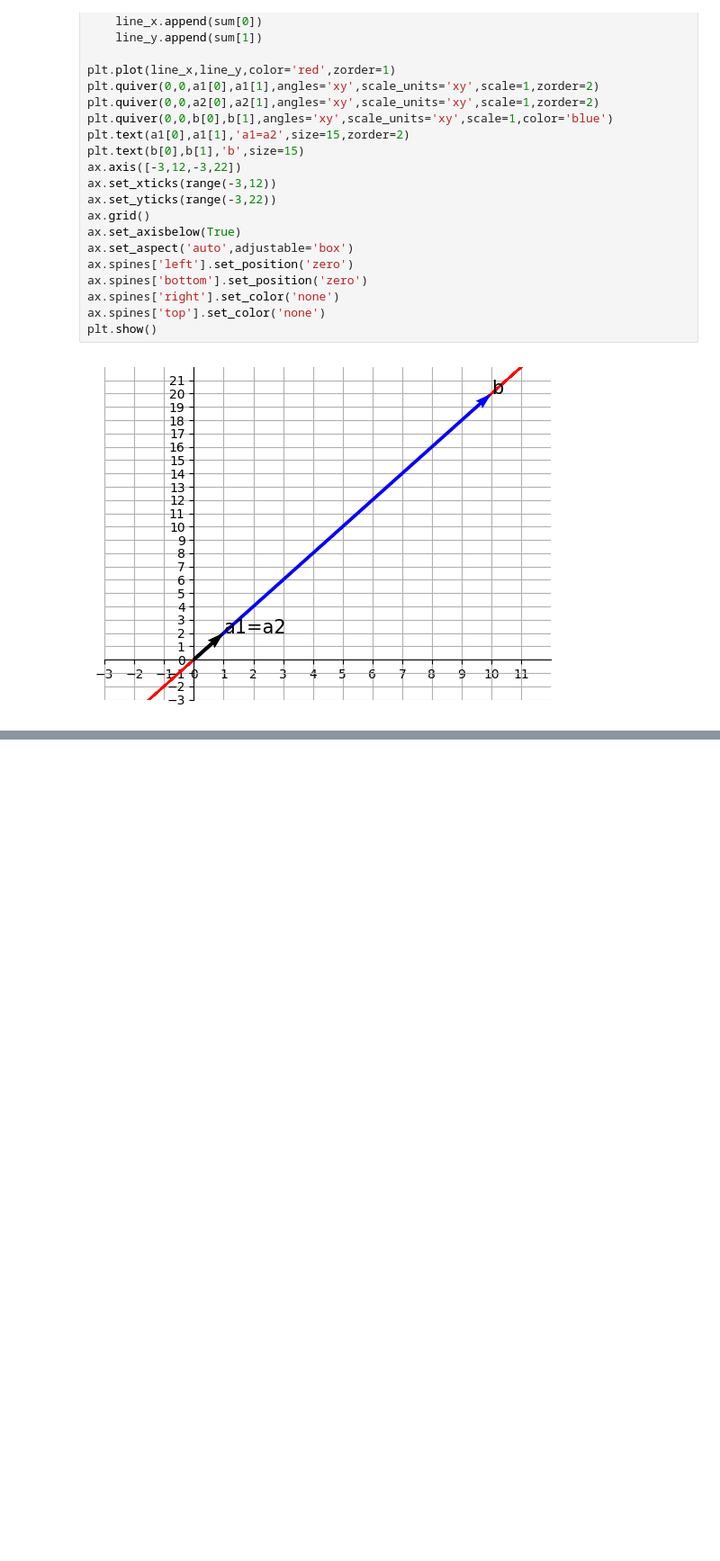
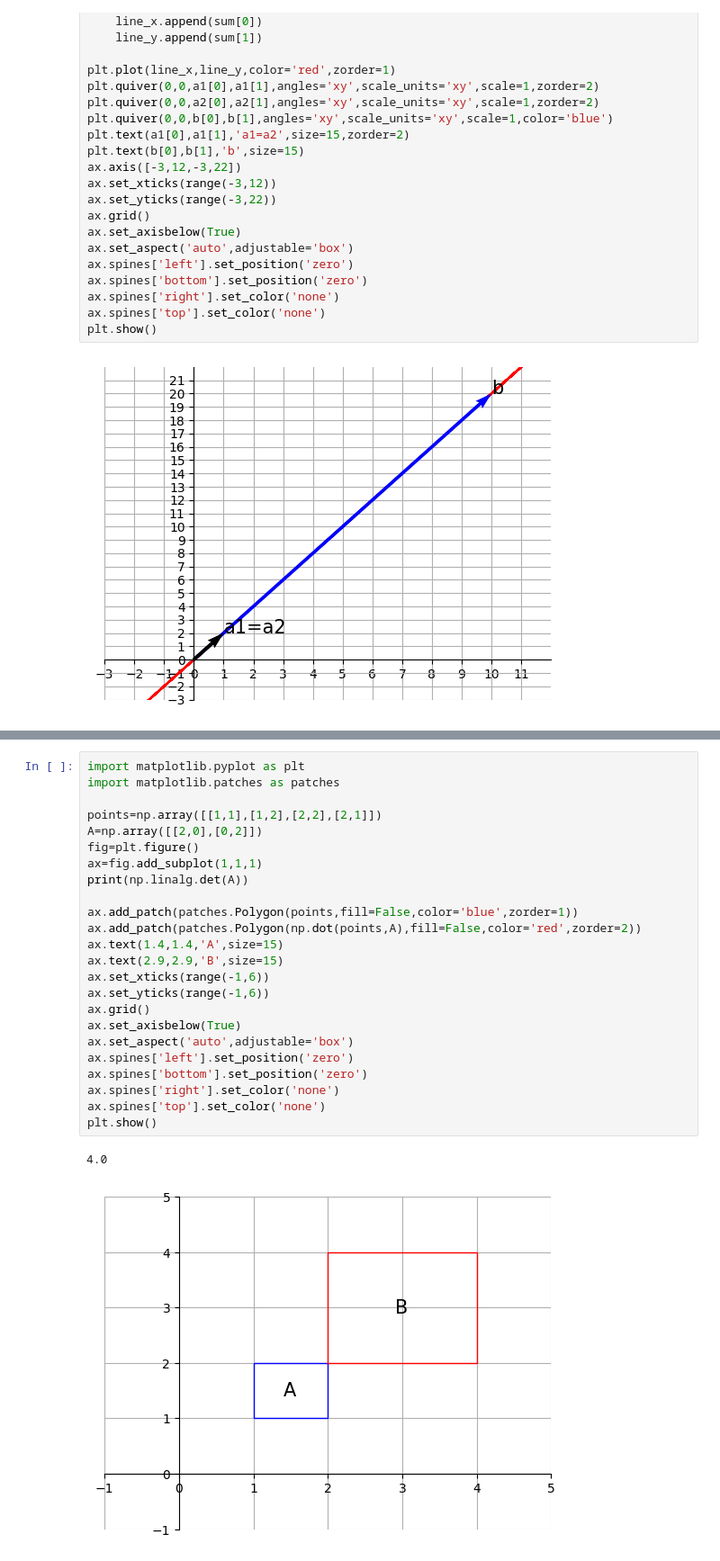
Before and after one commit to Naganadel17/private, a Jupyter notebook: 4주차.ipynb, the cells around one changed output, grey strips where cells are left out. Shown: that part at 90% size. Drawn from its saved outputs; the diff is of its cells as text; blank space fills up the shorter version.

```diff
--- a/4주차.ipynb
+++ b/4주차.ipynb
@@ -664,0 +736,27 @@ Drive already mounted at /content/drive; to attempt to forcibly remount, call dr
+# %%
+import matplotlib.pyplot as plt
+import matplotlib.patches as patches
+
+points=np.array([[1,1],[1,2],[2,2],[2,1]])
+A=np.array([[2,0],[0,2]])
+fig=plt.figure()
+ax=fig.add_subplot(1,1,1)
+print(np.linalg.det(A))
+
+ax.add_patch(patches.Polygon(points,fill=False,color='blue',zorder=1))
+ax.add_patch(patches.Polygon(np.dot(points,A),fill=False,color='red',zorder=2))
+ax.text(1.4,1.4,'A',size=15)
+ax.text(2.9,2.9,'B',size=15)
+ax.set_xticks(range(-1,6))
+ax.set_yticks(range(-1,6))
+ax.grid()
+ax.set_axisbelow(True)
+ax.set_aspect('auto',adjustable='box')
+ax.spines['left'].set_position('zero')
+ax.spines['bottom'].set_position('zero')
+ax.spines['right'].set_color('none')
+ax.spines['top'].set_color('none')
+plt.show()
+# %% [output]
+4.0
+[figure, added]
```
Also changed, not shown: parts of 6 cells of this notebook.
